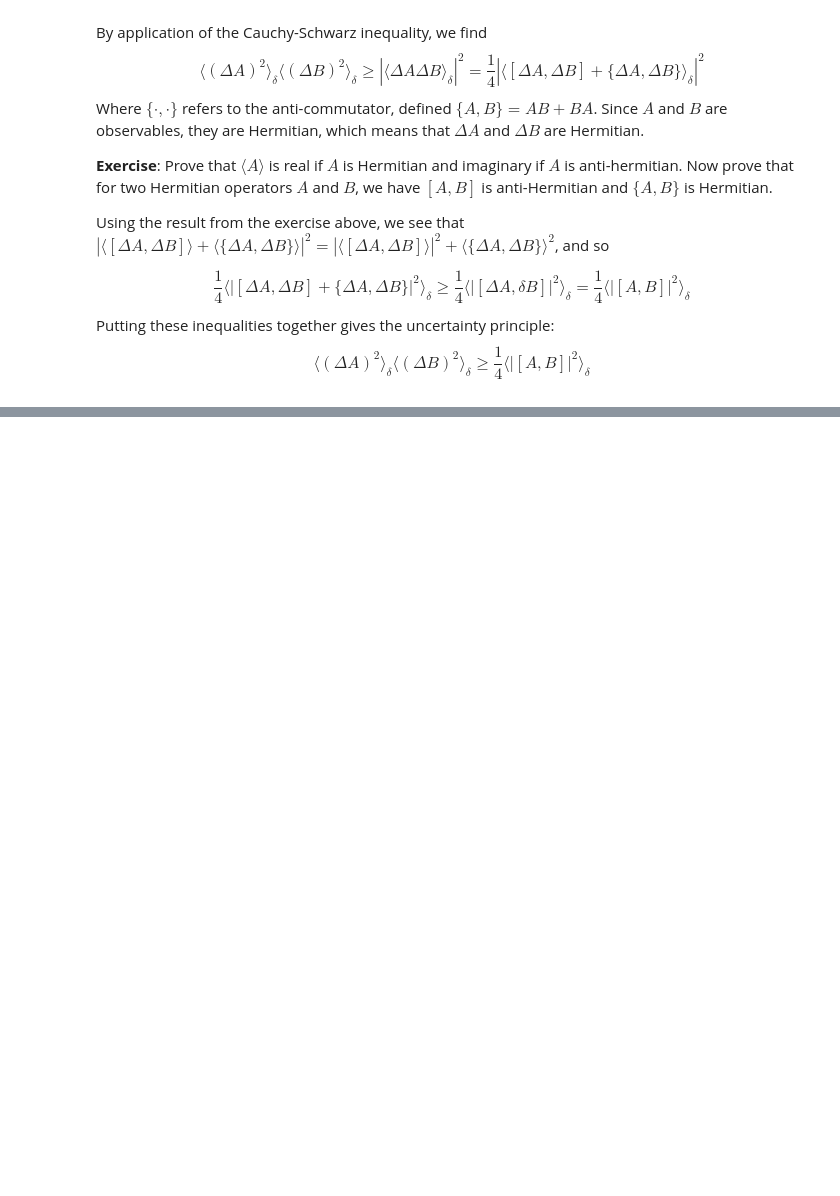
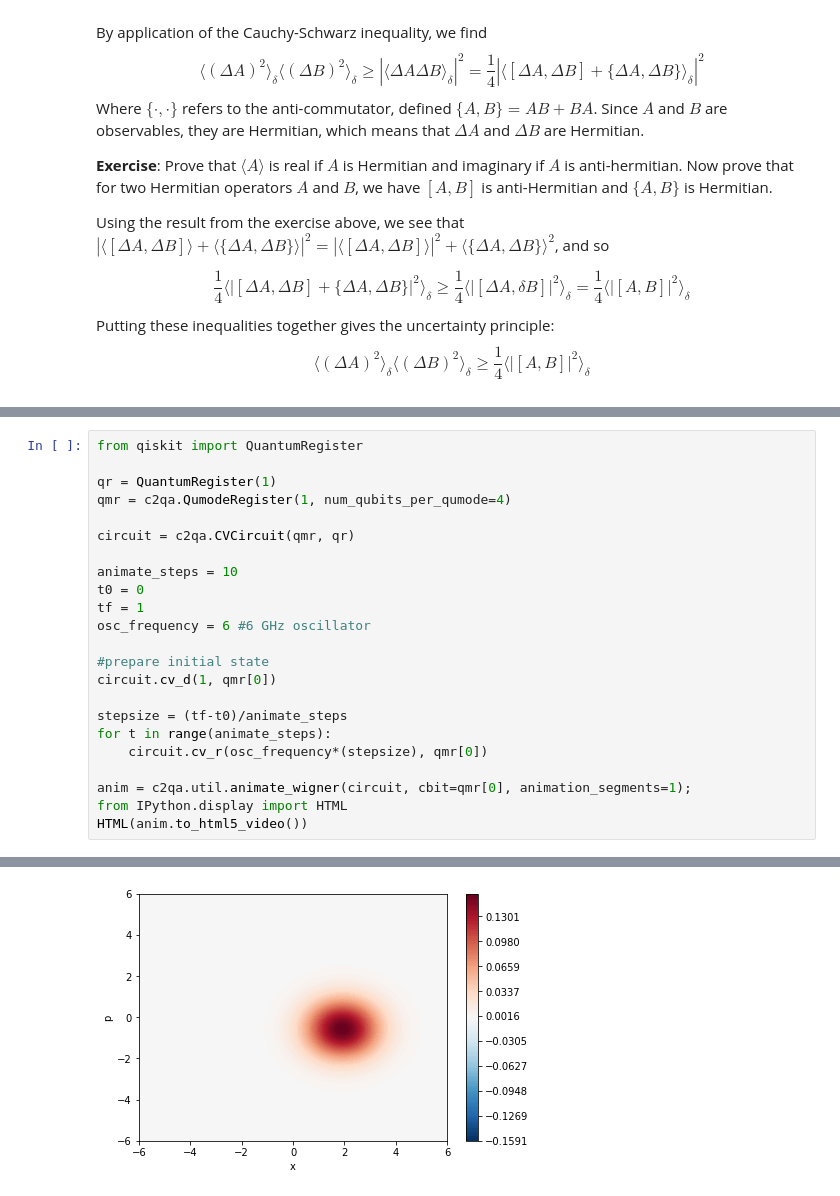
Before and after one commit to benmcdonough20/bosonic-qiskit-tutorials, a Jupyter notebook: bosonic_qiskit_textbook/3. coherent_states.ipynb, the cells around one changed output, grey strips where cells are left out. Drawn from its saved outputs; the diff is of its cells as text; blank space fills up the shorter version.

```diff
--- a/bosonic_qiskit_textbook/3. coherent_states.ipynb
+++ b/bosonic_qiskit_textbook/3. coherent_states.ipynb
@@ -219,0 +222,24 @@ Taking $k = m\omega^2$, Newton's 2nd Law says that $x''(t) = -m\omega x(t)$, and
+# %%
+from qiskit import QuantumRegister
+
+qr = QuantumRegister(1)
+qmr = c2qa.QumodeRegister(1, num_qubits_per_qumode=4)
+
+circuit = c2qa.CVCircuit(qmr, qr)
+
+animate_steps = 10
+t0 = 0
+tf = 1
+osc_frequency = 6 #6 GHz oscillator
+
+#prepare initial state
+circuit.cv_d(1, qmr[0])
+
+stepsize = (tf-t0)/animate_steps
+for t in range(animate_steps):
+    circuit.cv_r(osc_frequency*(stepsize), qmr[0])
+
+anim = c2qa.util.animate_wigner(circuit, cbit=qmr[0], animation_segments=1);
+from IPython.display import HTML
+HTML(anim.to_html5_video())
+# %% [output]
@@ -219,0 +247 @@ Taking $k = m\omega^2$, Newton's 2nd Law says that $x''(t) = -m\omega x(t)$, and
+[figure, added]
```
Also changed, not shown: parts of 7 cells of this notebook, 1 other file.
